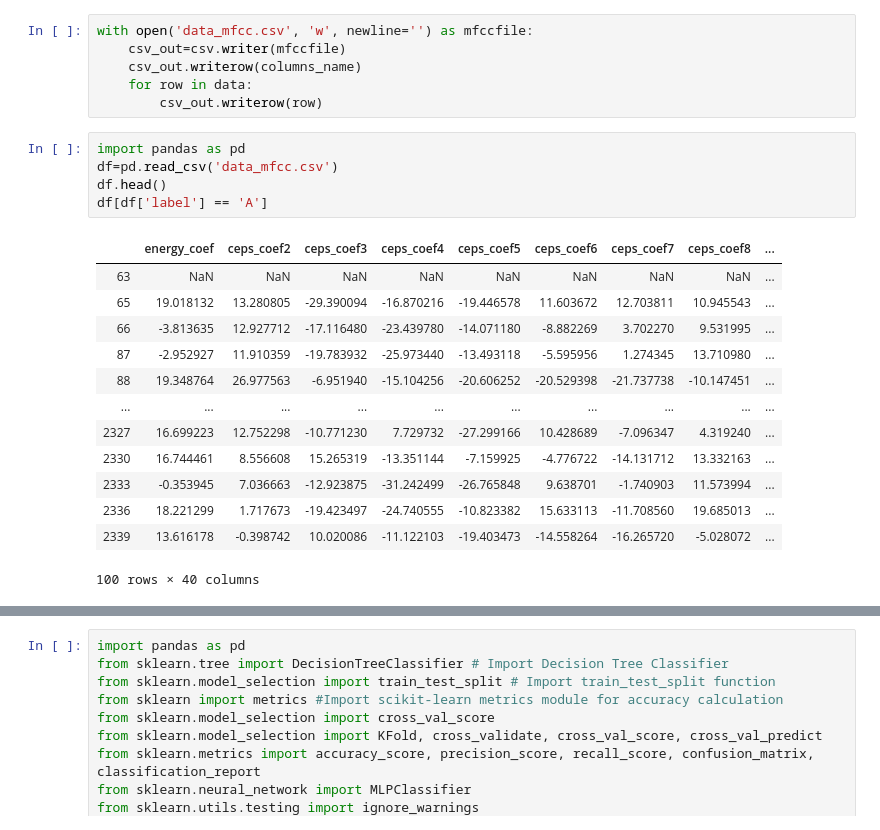
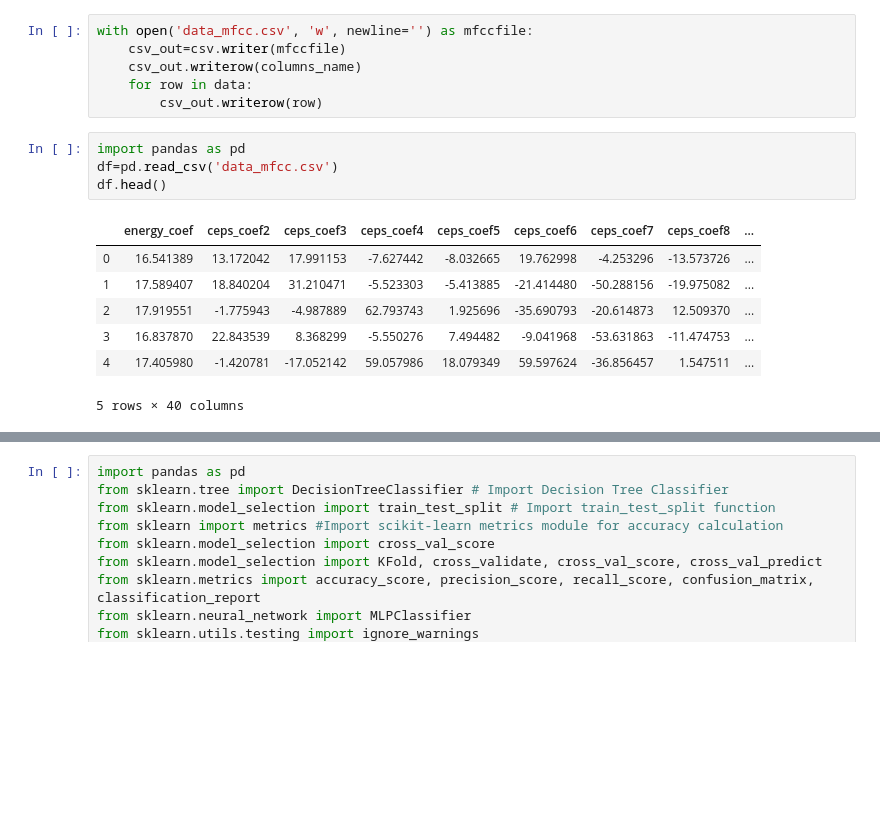
Before and after one commit to FerdiantJoshua/TugasNLPSpeech, a Jupyter notebook: Training_by_MFCC.ipynb, the cells around one changed output, grey strips where cells are left out. Drawn from its saved outputs; the diff is of its cells as text; blank space fills up the shorter version.

```diff
--- a/Training_by_MFCC.ipynb
+++ b/Training_by_MFCC.ipynb
@@ -49,22 +49,15 @@ with open('data_mfcc.csv', 'w', newline='') as mfccfile:
 # %%
 import pandas as pd
 df=pd.read_csv('data_mfcc.csv')
 df.head()
-df[df['label'] == 'A']
 # %% [output]
 |  | energy_coef | ceps_coef2 | ceps_coef3 | ceps_coef4 | ceps_coef5 | ceps_coef6 | ceps_coef7 | ceps_coef8 | ... |
-| 63 | NaN | NaN | NaN | NaN | NaN | NaN | NaN | NaN | ... |
-| 65 | 19.018132 | 13.280805 | -29.390094 | -16.870216 | -19.446578 | 11.603672 | 12.703811 | 10.945543 | ... |
-| 66 | -3.813635 | 12.927712 | -17.116480 | -23.439780 | -14.071180 | -8.882269 | 3.702270 | 9.531995 | ... |
-| 87 | -2.952927 | 11.910359 | -19.783932 | -25.973440 | -13.493118 | -5.595956 | 1.274345 | 13.710980 | ... |
-| 88 | 19.348764 | 26.977563 | -6.951940 | -15.104256 | -20.606252 | -20.529398 | -21.737738 | -10.147451 | ... |
-| ... | ... | ... | ... | ... | ... | ... | ... | ... | ... |
-| 2327 | 16.699223 | 12.752298 | -10.771230 | 7.729732 | -27.299166 | 10.428689 | -7.096347 | 4.319240 | ... |
-| 2330 | 16.744461 | 8.556608 | 15.265319 | -13.351144 | -7.159925 | -4.776722 | -14.131712 | 13.332163 | ... |
-| 2333 | -0.353945 | 7.036663 | -12.923875 | -31.242499 | -26.765848 | 9.638701 | -1.740903 | 11.573994 | ... |
-| 2336 | 18.221299 | 1.717673 | -19.423497 | -24.740555 | -10.823382 | 15.633113 | -11.708560 | 19.685013 | ... |
-| 2339 | 13.616178 | -0.398742 | 10.020086 | -11.122103 | -19.403473 | -14.558264 | -16.265720 | -5.028072 | ... |
+| 0 | 16.541389 | 13.172042 | 17.991153 | -7.627442 | -8.032665 | 19.762998 | -4.253296 | -13.573726 | ... |
+| 1 | 17.589407 | 18.840204 | 31.210471 | -5.523303 | -5.413885 | -21.414480 | -50.288156 | -19.975082 | ... |
+| 2 | 17.919551 | -1.775943 | -4.987889 | 62.793743 | 1.925696 | -35.690793 | -20.614873 | 12.509370 | ... |
+| 3 | 16.837870 | 22.843539 | 8.368299 | -5.550276 | 7.494482 | -9.041968 | -53.631863 | -11.474753 | ... |
+| 4 | 17.405980 | -1.420781 | -17.052142 | 59.057986 | 18.079349 | 59.597624 | -36.856457 | 1.547511 | ... |
-100 rows × 40 columns
+5 rows × 40 columns
 # %%
 df = df.dropna()
 df.shape
```
Also changed, not shown: parts of 6 cells of this notebook.
